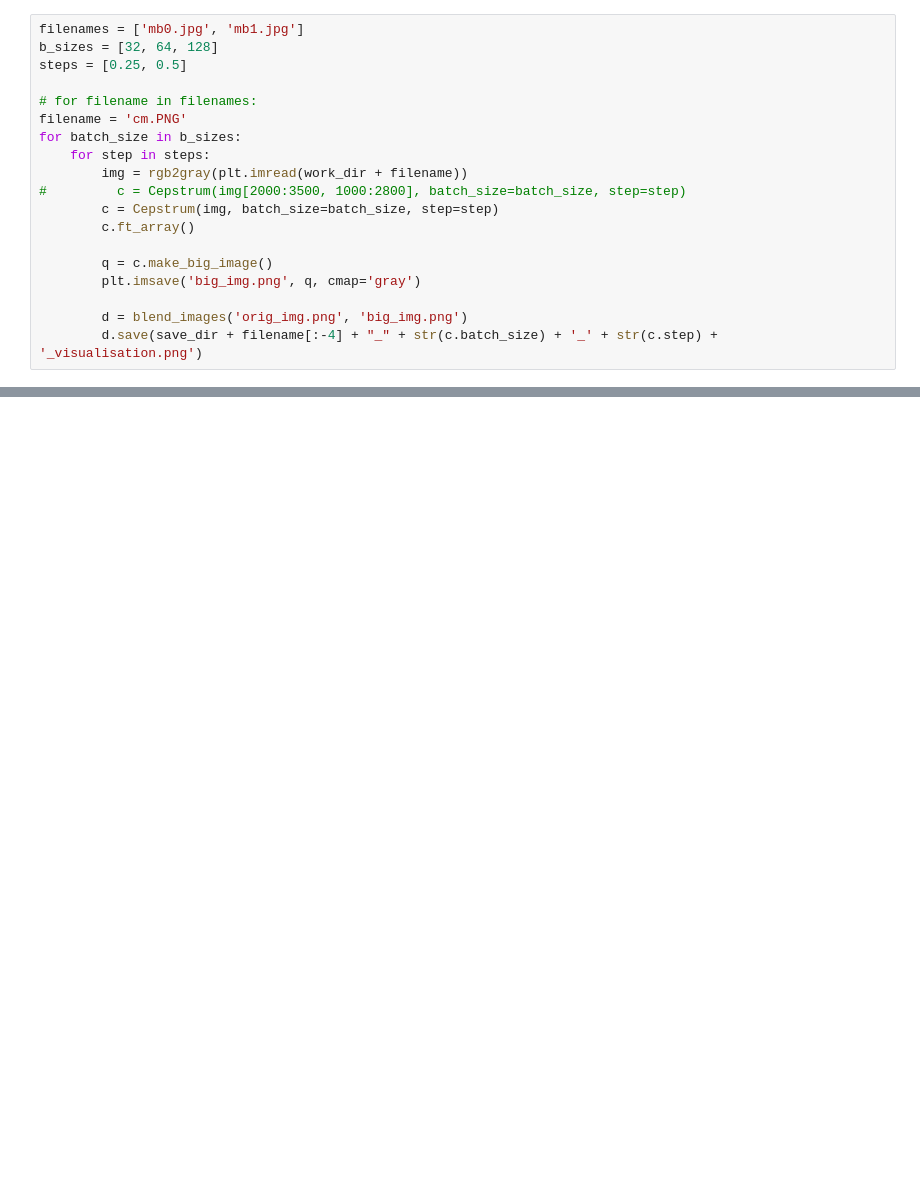
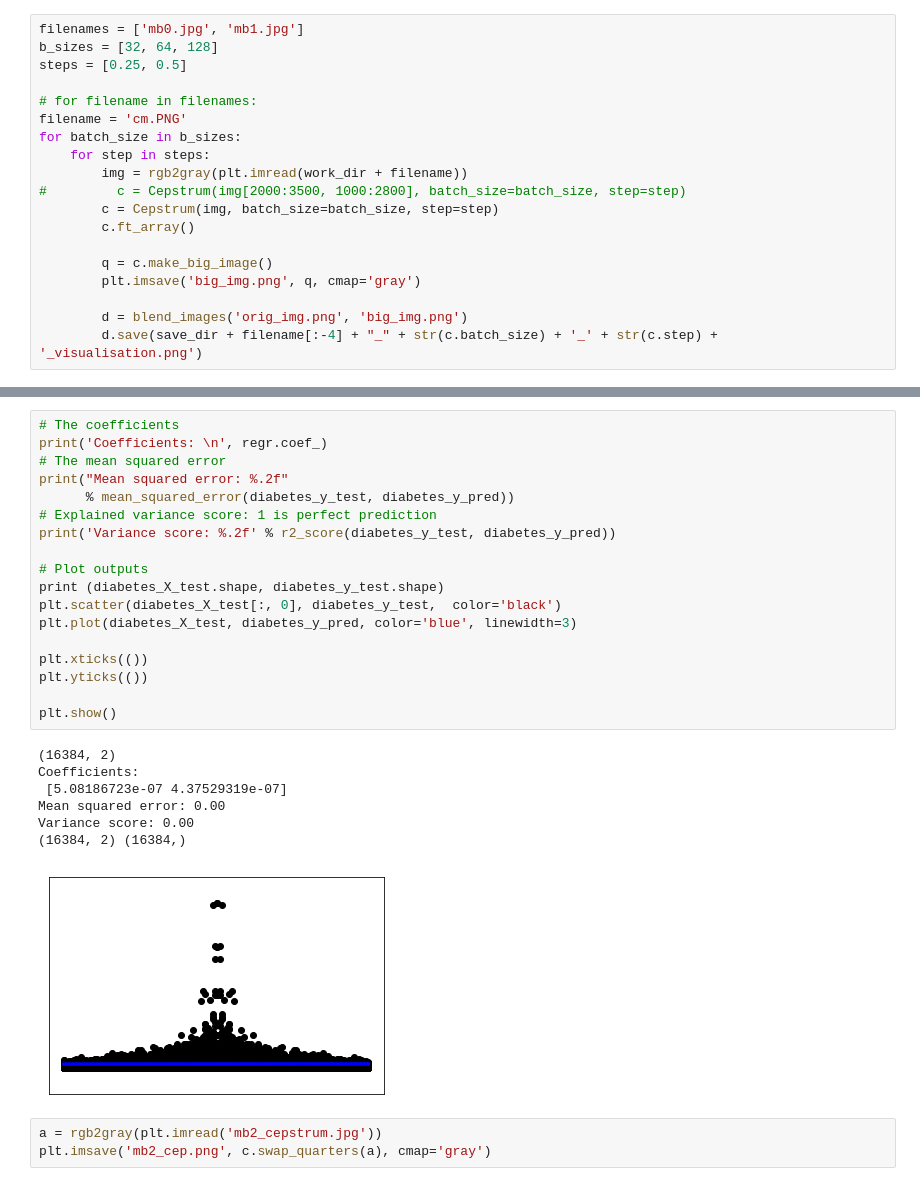
Before and after one commit to lePossum/Diploma, a Jupyter notebook: cur_work/Diploma_work.ipynb, the cells around one changed output, grey strips where cells are left out. Drawn from its saved outputs; the diff is of its cells as text; blank space fills up the shorter version.

```diff
--- a/cur_work/Diploma_work.ipynb
+++ b/cur_work/Diploma_work.ipynb
@@ -168,0 +387,29 @@ for batch_size in b_sizes:
+# %%
+# The coefficients
+print('Coefficients: \n', regr.coef_)
+# The mean squared error
+print("Mean squared error: %.2f"
+      % mean_squared_error(diabetes_y_test, diabetes_y_pred))
+# Explained variance score: 1 is perfect prediction
+print('Variance score: %.2f' % r2_score(diabetes_y_test, diabetes_y_pred))
+
+# Plot outputs
+print (diabetes_X_test.shape, diabetes_y_test.shape)
+plt.scatter(diabetes_X_test[:, 0], diabetes_y_test,  color='black')
+plt.plot(diabetes_X_test, diabetes_y_pred, color='blue', linewidth=3)
+
+plt.xticks(())
+plt.yticks(())
+
+plt.show()
+# %% [output]
+(16384, 2)
+Coefficients:
+ [5.08186723e-07 4.37529319e-07]
+Mean squared error: 0.00
+Variance score: 0.00
+(16384, 2) (16384,)
+[figure, added]
+# %%
+a = rgb2gray(plt.imread('mb2_cepstrum.jpg'))
+plt.imsave('mb2_cep.png', c.swap_quarters(a), cmap='gray')
```
Also changed, not shown: parts of 13 cells of this notebook, 3 other files.
